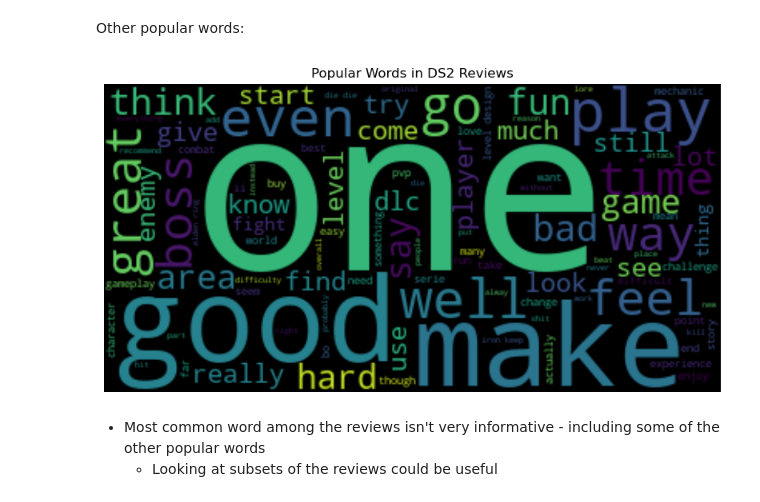
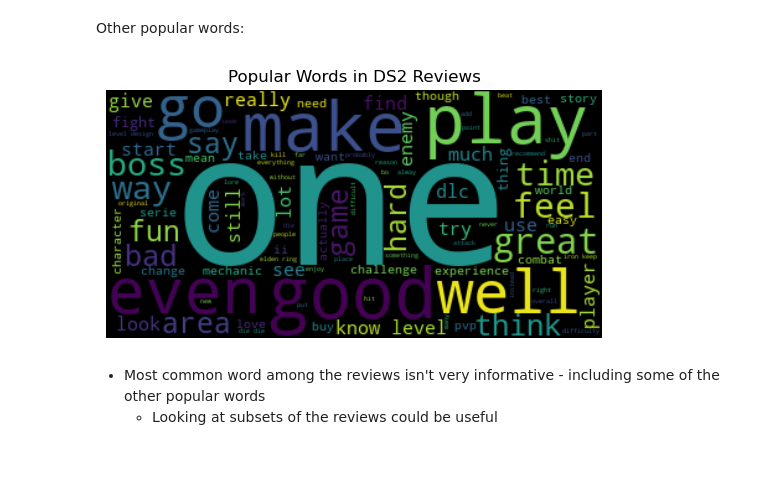
Before and after one commit to BrandonDioneda/Dark-Souls-2-Reviews, a Jupyter notebook: EDA.ipynb, the cells around one changed output. Cells and saved outputs as stored; diff of their text form; code cells hidden in the pictures; blank space fills up the shorter version.

```diff
--- a/EDA.ipynb
+++ b/EDA.ipynb
@@ -138,13 +125,13 @@ from wordcloud import WordCloud
 # %%
 pop_wrds = " ".join( review for review in reviews.review)
 wordcloud = WordCloud(max_font_size=150, max_words=100, background_color="black").generate(pop_wrds)
-plt.figure(figsize=(20, 5))
+# plt.figure(figsize=(20, 5))
 plt.imshow(wordcloud, interpolation="bilinear")
 plt.axis("off")
 plt.title('Popular Words in DS2 Reviews')
 plt.show()
 # %% [output]
-[figure, old version]
+[figure, new version]
 # %% [markdown]
 - Most common word among the reviews isn't very informative - including some of the other popular words
     - Looking at subsets of the reviews could be useful
```
Also changed, not shown: parts of 1 cell of this notebook, 7 other files.
